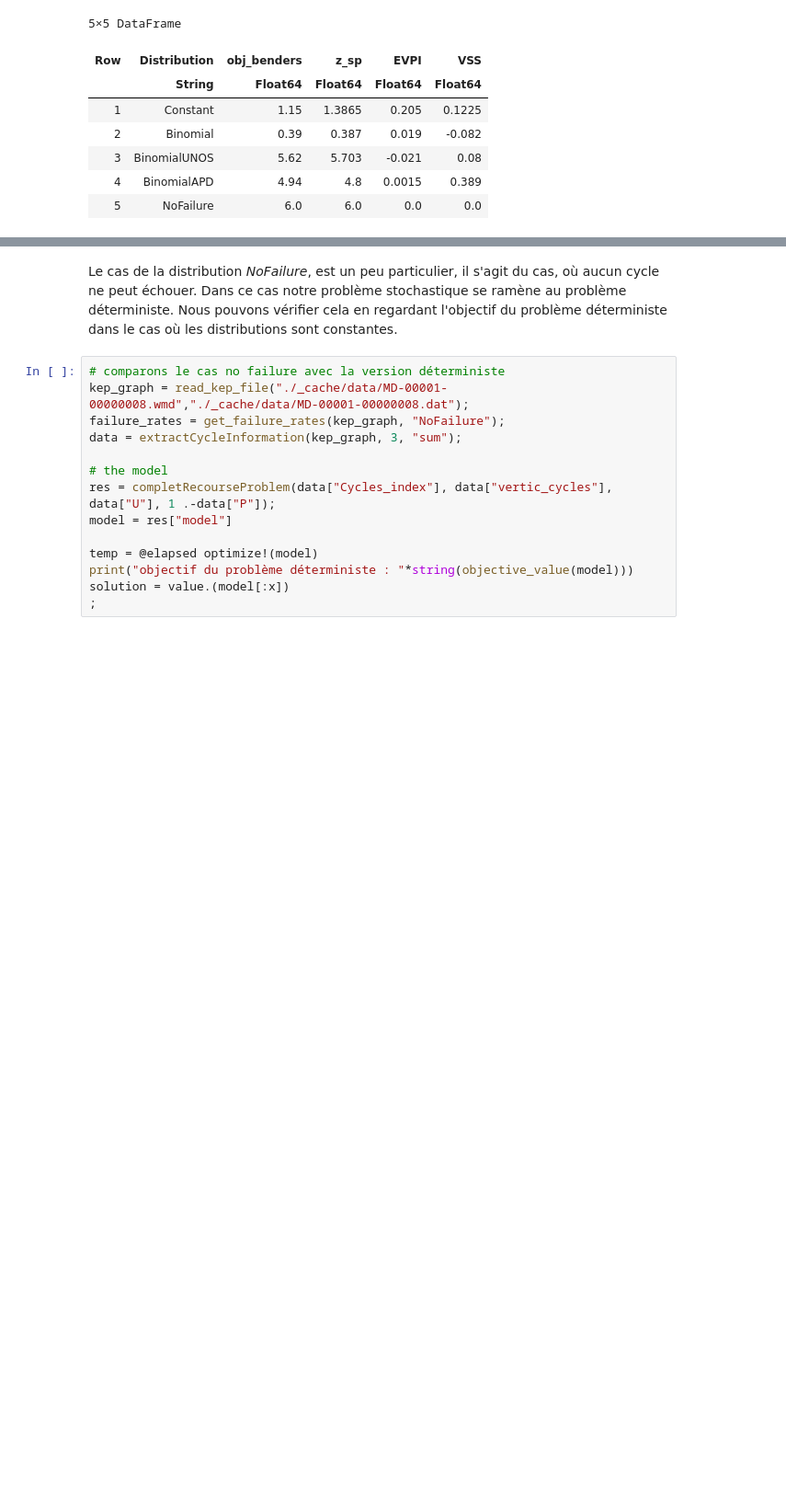
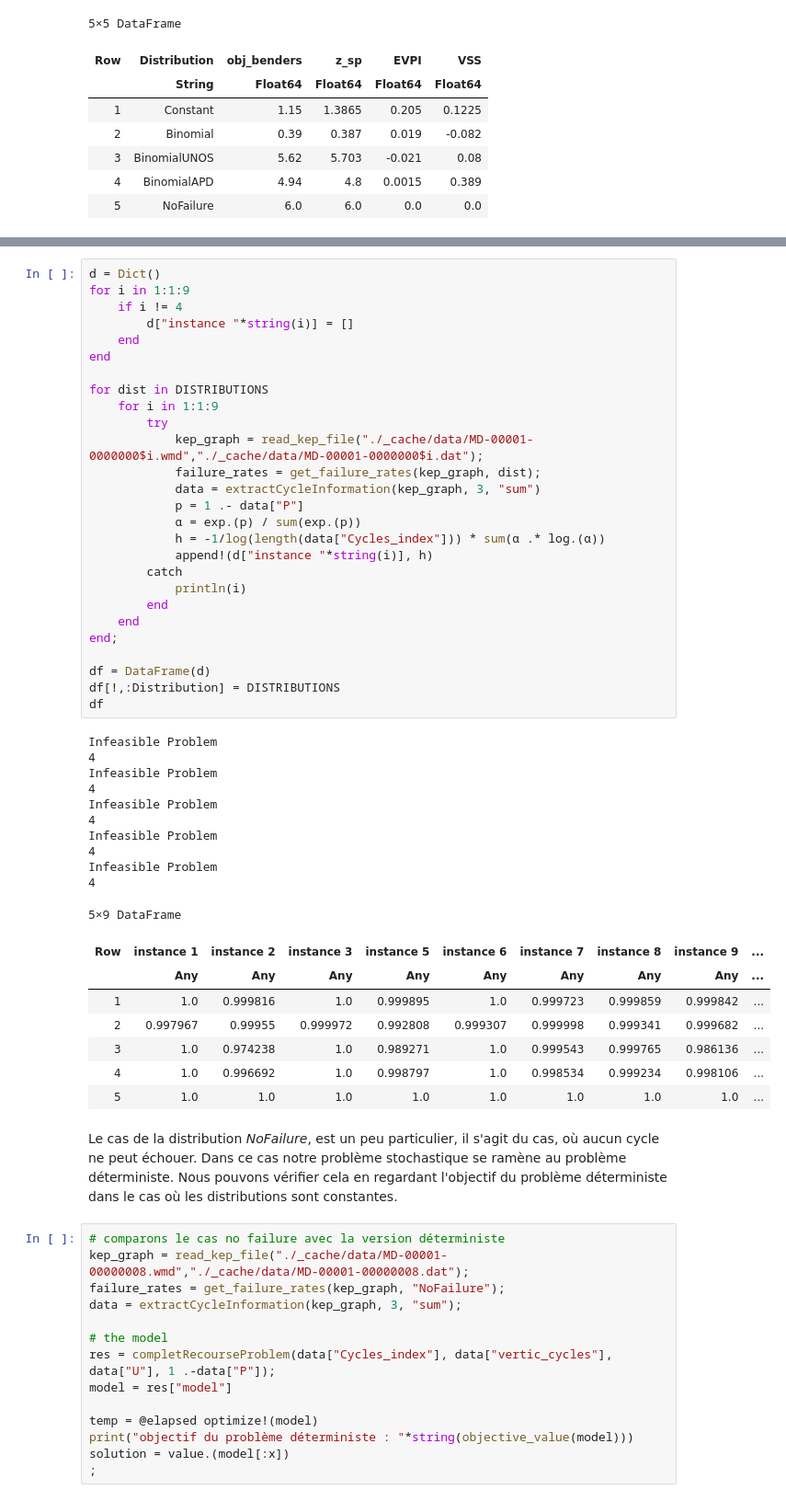
Before and after one commit to lolofo/KidneyExchangeProgram, a Jupyter notebook: notebook/Projet_Stochastic_KEP.ipynb, the cells around one changed output, grey strips where cells are left out. Shown: that part at 92% size. Drawn from its saved outputs; the diff is of its cells as text; blank space fills up the shorter version.

```diff
--- a/notebook/Projet_Stochastic_KEP.ipynb
+++ b/notebook/Projet_Stochastic_KEP.ipynb
@@ -627,3 +634,49 @@ $$
+# %%
+d = Dict()
+for i in 1:1:9
+    if i != 4
+        d["instance "*string(i)] = []
+    end
+end
+
+for dist in DISTRIBUTIONS
+    for i in 1:1:9
+        try
+            kep_graph = read_kep_file("./_cache/data/MD-00001-0000000$i.wmd","./_cache/data/MD-00001-0000000$i.dat");
+            failure_rates = get_failure_rates(kep_graph, dist);
+            data = extractCycleInformation(kep_graph, 3, "sum")
+            p = 1 .- data["P"]
+            α = exp.(p) / sum(exp.(p))
+            h = -1/log(length(data["Cycles_index"])) * sum(α .* log.(α))
+            append!(d["instance "*string(i)], h)
+        catch
+            println(i)
+        end
+    end
+end;
+
+df = DataFrame(d)
+df[!,:Distribution] = DISTRIBUTIONS
+df
+# %% [output]
+Infeasible Problem
+4
+Infeasible Problem
+4
+Infeasible Problem
+4
+Infeasible Problem
+4
+Infeasible Problem
+4
+5×9 DataFrame
+| Row | instance 1 | instance 2 | instance 3 | instance 5 | instance 6 | instance 7 | instance 8 | instance 9 | ... |
+|  | Any | Any | Any | Any | Any | Any | Any | Any | ... |
+| 1 | 1.0 | 0.999816 | 1.0 | 0.999895 | 1.0 | 0.999723 | 0.999859 | 0.999842 | ... |
+| 2 | 0.997967 | 0.99955 | 0.999972 | 0.992808 | 0.999307 | 0.999998 | 0.999341 | 0.999682 | ... |
+| 3 | 1.0 | 0.974238 | 1.0 | 0.989271 | 1.0 | 0.999543 | 0.999765 | 0.986136 | ... |
+| 4 | 1.0 | 0.996692 | 1.0 | 0.998797 | 1.0 | 0.998534 | 0.999234 | 0.998106 | ... |
+| 5 | 1.0 | 1.0 | 1.0 | 1.0 | 1.0 | 1.0 | 1.0 | 1.0 | ... |
 # %% [markdown]
 Le cas de la distribution *NoFailure*, est un peu particulier, il s'agit du cas, où aucun cycle ne peut échouer. Dans ce cas notre problème stochastique se ramène au problème déterministe.
 Nous pouvons vérifier cela en regardant l'objectif du problème déterministe dans le cas où les distributions sont constantes.
```
Also changed, not shown: parts of 1 cell of this notebook.
